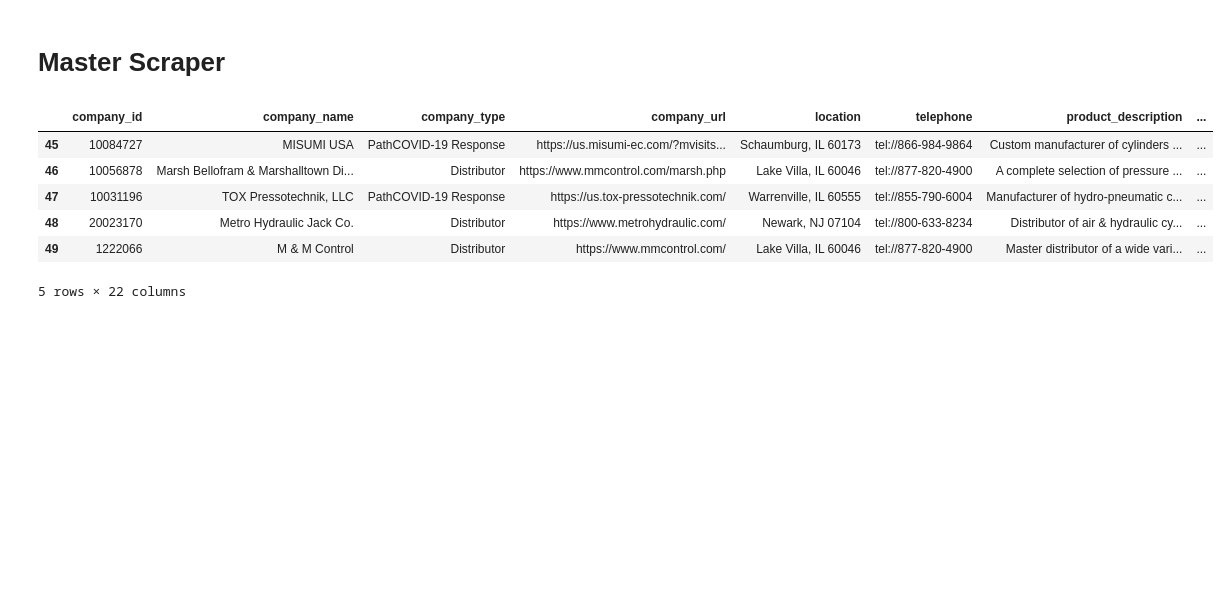
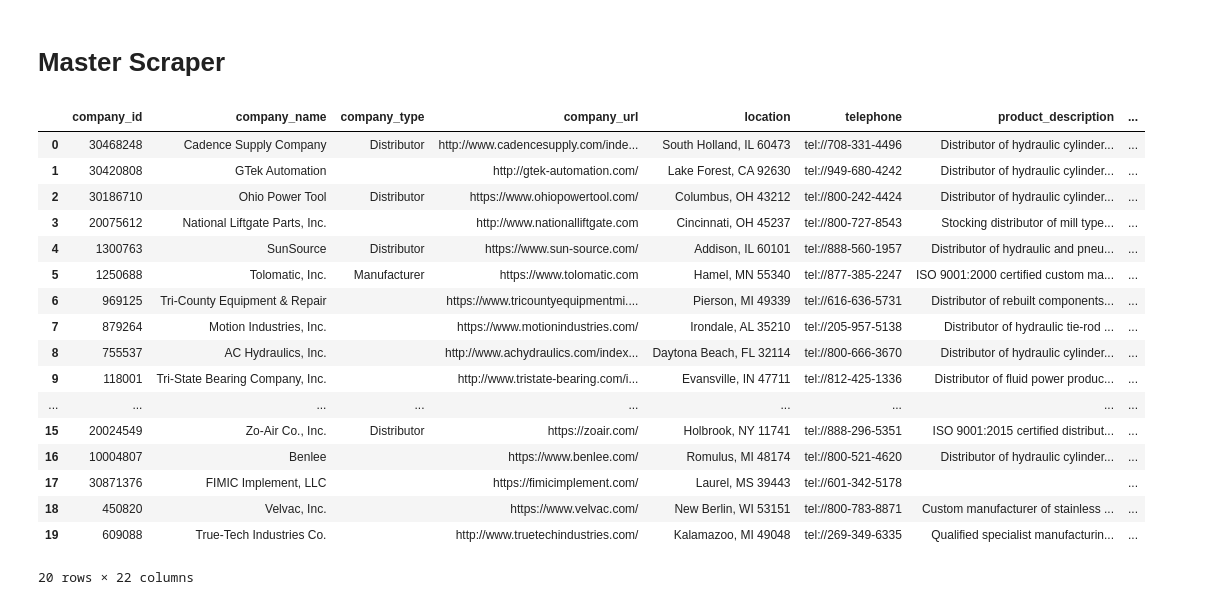
Before and after one commit to KayvanShah1/thomasnet-scraper, a Jupyter notebook: notebooks/thomas.ipynb, the cells around one changed output. Saved outputs shown, nothing was run; the diff lists cells and outputs as text; code cells hidden in the pictures; blank space fills up the shorter version.

```diff
--- a/notebooks/thomas.ipynb
+++ b/notebooks/thomas.ipynb
@@ -201,7 +201,7 @@ refs = ref_urls.values.tolist()
 # %%
 collected_data = []
 
-for ref in tqdm(refs[:50]):
+for ref in tqdm(refs[50:70]):
     page = requests.get(ref[1]).text
     soup = BeautifulSoup(page,'lxml')
 
@@ -231,16 +231,37 @@ for ref in tqdm(refs[:50]):
     }
     try:
         gen_info = soup.find('div',{'class':'copro_naft'})
-        page_data["company_name"] = gen_info.find('div',{'class':'codetail'}).find('h1').find('a').text.strip()
-        page_data["company_url"] = gen_info.find('div',{'class':'codetail'}).find('h1').find('a').get('href')
-        page_data["company_type"] = gen_info.find('div',{'class':'codetail'}).find('p').findAll('span')[2].text.strip()
-        page_data["location"] = gen_info.find('p',{'class':'addrline'}).text.split('|')[0].strip()
-        page_data["telephone"] = gen_info.find('a',{'data-conversion_action':'Call'}).get('href')
+        try:
+            page_data["company_name"] = gen_info.find('div',{'class':'codetail'}).find('h1').find('a').text.strip()
+        except Exception as e:
+            pass
+        try:
+            page_data["company_url"] = gen_info.find('div',{'class':'codetail'}).find('h1').find('a').get('href')
+        except Exception as e:
+            pass
+        try:
+            page_data["company_type"] = gen_info.find('div',{'class':'codetail'}).find('p').findAll('span')[2].text.strip()
+        except Exception as e:
+            pass
+        try:
+            page_data["location"] = gen_info.find('p',{'class':'addrline'}).text.split('|')[0].strip()
+        except Exception as e:
+            pass
+        try:
+            page_data["telephone"] = gen_info.find('a',{'data-conversion_action':'Call'}).get('href')
+        except Exception as e:
+            pass
 
         ################# Business Description ####################
         business_desc = soup.find('div',{'id':'copro_description'})
-        page_data['product_description'] = business_desc.find('div',{'id':'copro_pdm'}).text.strip()
-        page_data['about_company'] = business_desc.find('div',{'id':'copro_about'}).text.strip()
+        try:
+            page_data['product_description'] = business_desc.find('div',{'id':'copro_pdm'}).text.strip()
+        except Exception as e:
+            pass
+        try:
+            page_data['about_company'] = business_desc.find('div',{'id':'copro_about'}).text.strip()
+        except Exception as e:
+            pass
 
         ################# Products and Services/Brands ####################
         prod_serv = soup.find('div',{'id':'copro_prodserv'})
@@ -311,13 +332,24 @@ for ref in tqdm(refs[:50]):
 
 master_df = pd.DataFrame(collected_data)
 # %%
-master_df.to_csv('data/hydraulic_cylinder_master_data.csv',index=False)
-master_df.tail()
+# master_df.to_csv('data/hydraulic_cylinder_master_data.csv',index=False)
+master_df
 # %% [output]
 |  | company_id | company_name | company_type | company_url | location | telephone | product_description | ... |
-| 45 | 10084727 | MISUMI USA | PathCOVID-19 Response | https://us.misumi-ec.com/?mvisits... | Schaumburg, IL 60173 | tel://866-984-9864 | Custom manufacturer of cylinders ... | ... |
-| 46 | 10056878 | Marsh Bellofram & Marshalltown Di... | Distributor | https://www.mmcontrol.com/marsh.php | Lake Villa, IL 60046 | tel://877-820-4900 | A complete selection of pressure ... | ... |
-| 47 | 10031196 | TOX Pressotechnik, LLC | PathCOVID-19 Response | https://us.tox-pressotechnik.com/ | Warrenville, IL 60555 | tel://855-790-6004 | Manufacturer of hydro-pneumatic c... | ... |
-| 48 | 20023170 | Metro Hydraulic Jack Co. | Distributor | https://www.metrohydraulic.com/ | Newark, NJ 07104 | tel://800-633-8234 | Distributor of air & hydraulic cy... | ... |
-| 49 | 1222066 | M & M Control | Distributor | https://www.mmcontrol.com/ | Lake Villa, IL 60046 | tel://877-820-4900 | Master distributor of a wide vari... | ... |
+| 0 | 30468248 | Cadence Supply Company | Distributor | http://www.cadencesupply.com/inde... | South Holland, IL 60473 | tel://708-331-4496 | Distributor of hydraulic cylinder... | ... |
+| 1 | 30420808 | GTek Automation |  | http://gtek-automation.com/ | Lake Forest, CA 92630 | tel://949-680-4242 | Distributor of hydraulic cylinder... | ... |
+| 2 | 30186710 | Ohio Power Tool | Distributor | https://www.ohiopowertool.com/ | Columbus, OH 43212 | tel://800-242-4424 | Distributor of hydraulic cylinder... | ... |
+| 3 | 20075612 | National Liftgate Parts, Inc. |  | http://www.nationalliftgate.com | Cincinnati, OH 45237 | tel://800-727-8543 | Stocking distributor of mill type... | ... |
+| 4 | 1300763 | SunSource | Distributor | https://www.sun-source.com/ | Addison, IL 60101 | tel://888-560-1957 | Distributor of hydraulic and pneu... | ... |
+| 5 | 1250688 | Tolomatic, Inc. | Manufacturer | https://www.tolomatic.com | Hamel, MN 55340 | tel://877-385-2247 | ISO 9001:2000 certified custom ma... | ... |
+| 6 | 969125 | Tri-County Equipment & Repair |  | https://www.tricountyequipmentmi.... | Pierson, MI 49339 | tel://616-636-5731 | Distributor of rebuilt components... | ... |
+| 7 | 879264 | Motion Industries, Inc. |  | https://www.motionindustries.com/ | Irondale, AL 35210 | tel://205-957-5138 | Distributor of hydraulic tie-rod ... | ... |
+| 8 | 755537 | AC Hydraulics, Inc. |  | http://www.achydraulics.com/index... | Daytona Beach, FL 32114 | tel://800-666-3670 | Distributor of hydraulic cylinder... | ... |
+| 9 | 118001 | Tri-State Bearing Company, Inc. |  | http://www.tristate-bearing.com/i... | Evansville, IN 47711 | tel://812-425-1336 | Distributor of fluid power produc... | ... |
+| ... | ... | ... | ... | ... | ... | ... | ... | ... |
+| 15 | 20024549 | Zo-Air Co., Inc. | Distributor | https://zoair.com/ | Holbrook, NY 11741 | tel://888-296-5351 | ISO 9001:2015 certified distribut... | ... |
+| 16 | 10004807 | Benlee |  | https://www.benlee.com/ | Romulus, MI 48174 | tel://800-521-4620 | Distributor of hydraulic cylinder... | ... |
+| 17 | 30871376 | FIMIC Implement, LLC |  | https://fimicimplement.com/ | Laurel, MS 39443 | tel://601-342-5178 |  | ... |
+| 18 | 450820 | Velvac, Inc. |  | https://www.velvac.com/ | New Berlin, WI 53151 | tel://800-783-8871 | Custom manufacturer of stainless ... | ... |
+| 19 | 609088 | True-Tech Industries Co. |  | http://www.truetechindustries.com/ | Kalamazoo, MI 49048 | tel://269-349-6335 | Qualified specialist manufacturin... | ... |
-5 rows × 22 columns
+20 rows × 22 columns
```
Also changed, not shown: 2 other files.
